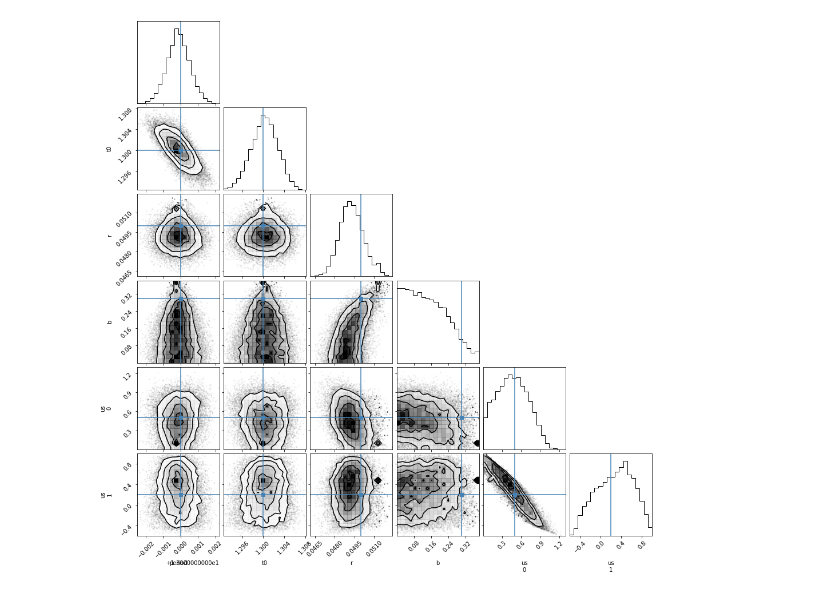
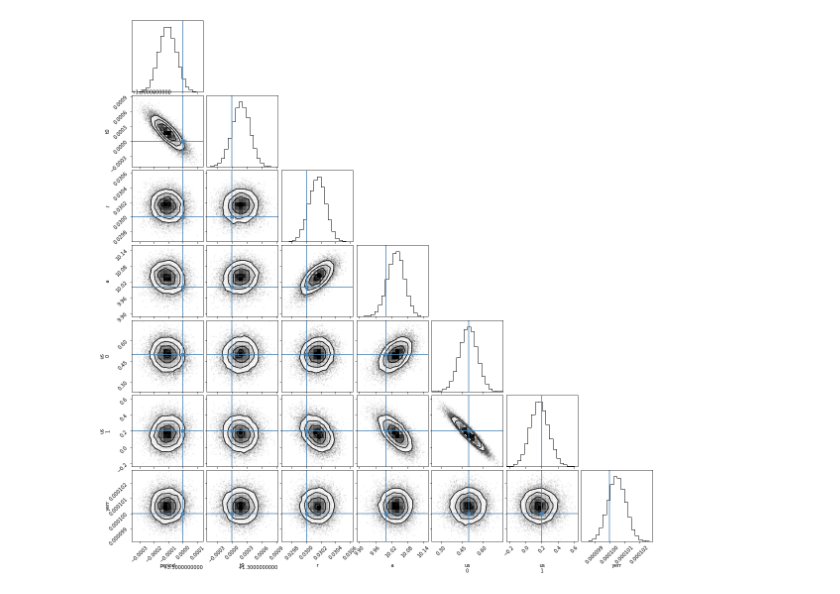
Before and after one commit to mileslucas/yeehaw, a Jupyter notebook: src/exoplanet.ipynb, the cells around one changed output. Drawn from its saved outputs; the diff is of its cells as text; code cells hidden in the pictures.

```diff
--- a/src/exoplanet.ipynb
+++ b/src/exoplanet.ipynb
@@ -18,26 +15,27 @@ t, flux, fluxerr = data.astype("<f8")
 # %%
-t = np.arange(0, 80, 0.02)
-yerr = 5e-4
+t = np.arange(0, 20, 2/60/24)
+err = 1e-4
 # %%
 with pm.Model() as model:
-    logP = pm.Normal("logP", mu=np.log(13), sd=0.1)
+    logP = pm.Normal("logP", mu=np.log(3.5), sd=0.1)
     period = pm.Deterministic("period", pm.math.exp(logP))
 
-    t0 = pm.Normal("t0", testval=1.3)
+    t0 = pm.Normal("t0", std=5, testval=1.3)
 
     us = xo.distributions.QuadLimbDark("us", testval=[0.5, 0.2])
 
-    r = pm.Uniform("r", lower=0.01, upper=0.1, testval=0.05)
-    b = xo.distributions.ImpactParameter("b", ror=r, testval=0.3)
+    r = pm.Uniform("r", lower=0.01, upper=0.1, testval=0.03)
+    loga = pm.Normal("loga", mu=np.log(10), sd=0.1)
+    a = pm.Deterministic("a", pm.math.exp(loga))
 
-    orbit = xo.orbits.KeplerianOrbit(period=period, t0=t0, b=b)
+    orbit = xo.orbits.KeplerianOrbit(period=period, t0=t0, a=a)
 
     y = xo.LimbDarkLightCurve(us).get_light_curve(
         orbit=orbit, r=r, t=t
-    )[:, 0]
+    )[:, 0] + 1
     pm.Deterministic("y", y)
-    data = pmx.eval_in_model(y)
-    data += yerr * np.random.randn(len(data))
+    yerr = pm.HalfCauchy("yerr", 0.1, testval=err)
+    data = pmx.eval_in_model(y) + err * np.random.randn(len(t))
     pm.Normal("obs", mu=y, sd=yerr, observed=data)
 # %%
 with model:
@@ -64,6 +62,7 @@ with model:
         cores=4,
         chains=4,
         target_accept=0.9,
+        return_inferencedata=True
     )
 # %% [output]
 Multiprocess sampling (4 chains in 4 jobs)
@@ -79,0 +72,5 @@ import arviz as az
+# %%
+var_names = ["period", "t0", "r", "a", "us", "yerr"]
+with model:
+    summary = az.summary(trace, var_names=var_names)
+summary
@@ -120,15 +91,15 @@ import corner
 # %%
 truth = dict(
     zip(
-        ["period", "t0", "r", "b", "us"],
-        xo.eval_in_model([period, t0, r, b, us], model.test_point, model=model),
+        var_names,
+        xo.eval_in_model([period, t0, r, a, us, yerr], model.test_point, model=model),
     )
 )
 _ = corner.corner(
     trace,
-    var_names=["period", "t0", "r", "b", "us"],
+    var_names=var_names,
     truths=truth,
 )
 # %% [output]
-[figure, old version]
+[figure, new version]
 # %%
```
Also changed, not shown: parts of 14 cells of this notebook, 1 other file.
